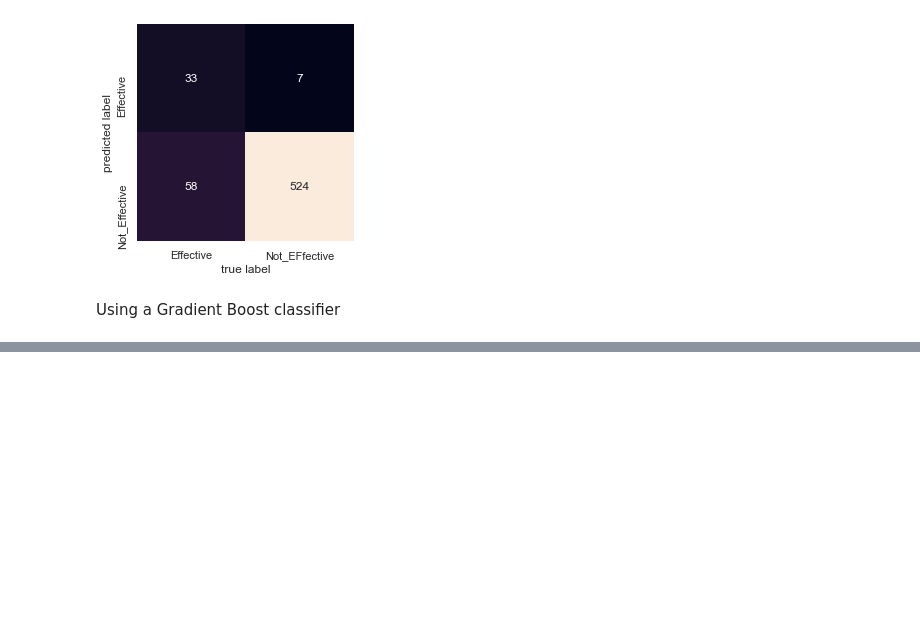
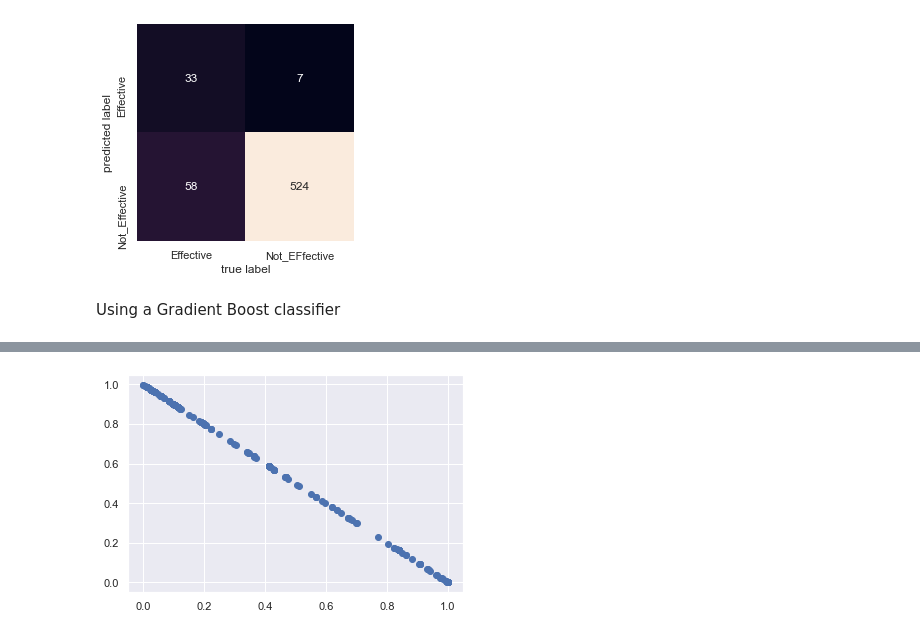
Before and after one commit to WickedoneC/Healthcare, a Jupyter notebook: Druglib NLP/Druglib_FullText.ipynb, the cells around one changed output, grey strips where cells are left out. Drawn from its saved outputs; the diff is of its cells as text; code cells hidden in the pictures; blank space fills up the shorter version.

```diff
--- a/Druglib NLP/Druglib_FullText.ipynb
+++ b/Druglib NLP/Druglib_FullText.ipynb
@@ -870,0 +877,3 @@ Using a Gradient Boost classifier
+# %%
+probs = gb_classifier_lem.predict_proba(tfidf_data_test_lem)
+probs
@@ -870,0 +888,5 @@ Using a Gradient Boost classifier
+# %%
+plt.scatter(probs[:,0], probs[:,1])
+plt.show()
+# %% [output]
+[figure, added]
```
Also changed, not shown: parts of 16 cells of this notebook, 1 other file.
